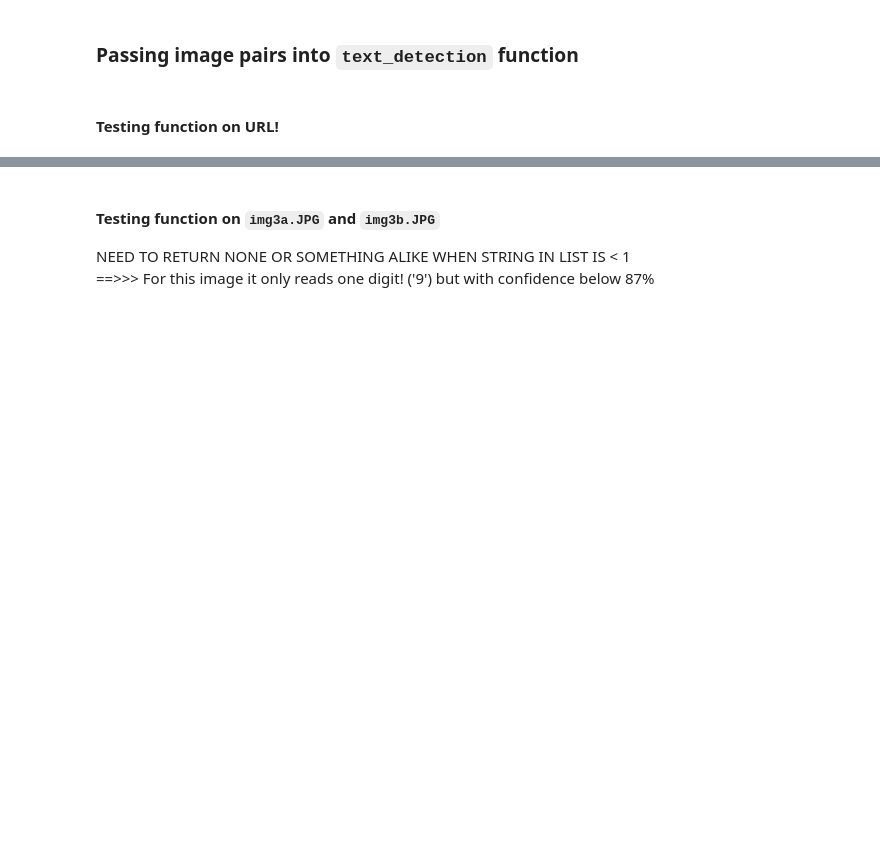
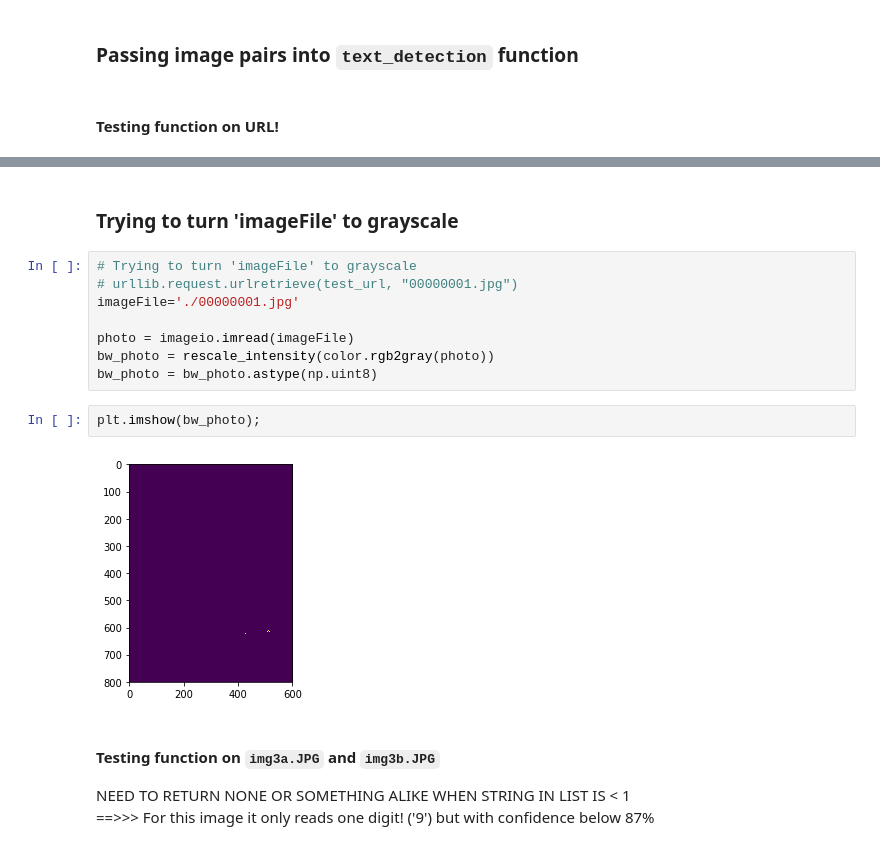
Before and after one commit to labs12-rxid/DS, a Jupyter notebook: text_detection_AWSRekognition.ipynb, the cells around one changed output, grey strips where cells are left out. Drawn from its saved outputs; the diff is of its cells as text; blank space fills up the shorter version.

```diff
--- a/text_detection_AWSRekognition.ipynb
+++ b/text_detection_AWSRekognition.ipynb
@@ -652,3 +695,17 @@ url_text_detection(test_url)
+# %% [markdown]
+### Trying to turn 'imageFile' to grayscale
+# %%
+# Trying to turn 'imageFile' to grayscale
+# urllib.request.urlretrieve(test_url, "00000001.jpg")
+imageFile='./00000001.jpg'
+
+photo = imageio.imread(imageFile)
+bw_photo = rescale_intensity(color.rgb2gray(photo))
+bw_photo = bw_photo.astype(np.uint8)
+# %%
+plt.imshow(bw_photo);
+# %% [output]
+[figure, added]
 # %% [markdown]
 #### Testing function on `img3a.JPG` and `img3b.JPG`
 
```
Also changed, not shown: parts of 14 cells of this notebook.
